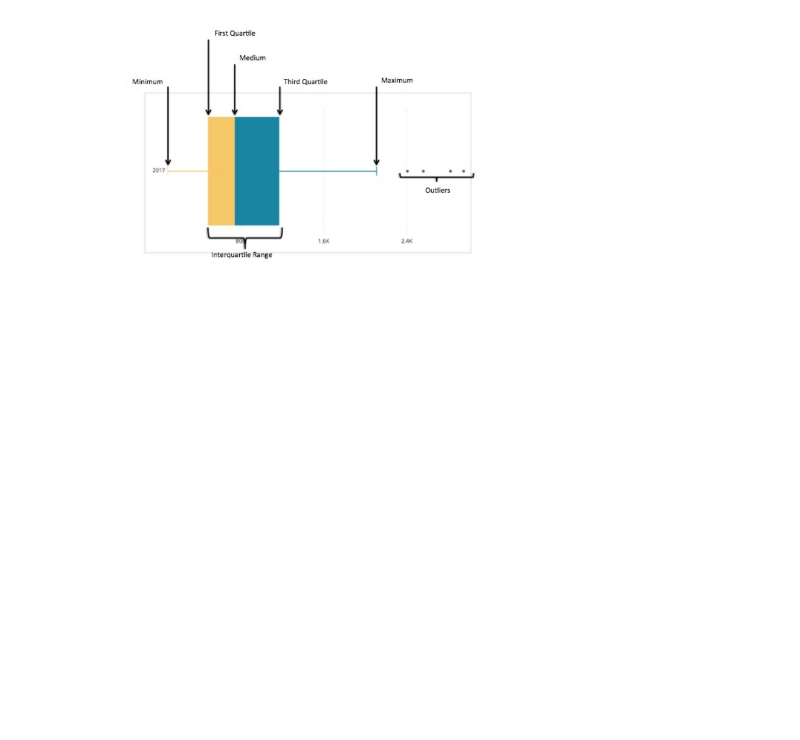
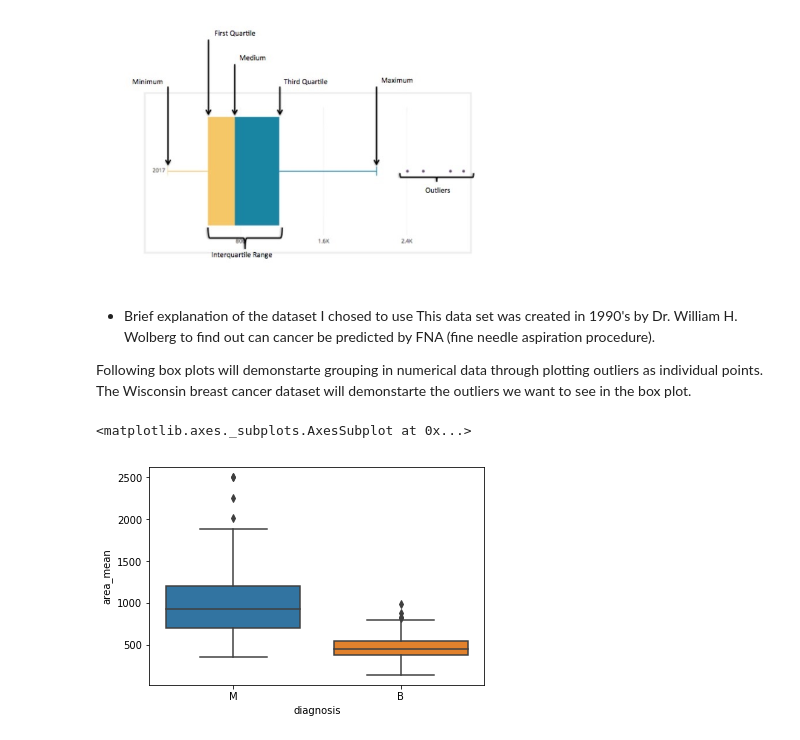
Before and after one commit to MartynaMisk/Boxplot, a Jupyter notebook: BoxplotsJupyter.ipynb, the cells around one changed output. Saved outputs shown, nothing was run; the diff lists cells and outputs as text; code cells hidden in the pictures; blank space fills up the shorter version.

Commit message:
dataset

```diff
--- a/BoxplotsJupyter.ipynb
+++ b/BoxplotsJupyter.ipynb
@@ -37,0 +37,17 @@ import matplotlib.pyplot as plt
+# %%
+#import the dataset
+# I copied this csv file which is based on Breast Cancer Wisconsin (Diagnostic) Data Set from Kaggle account
+# Predict whether the cancer is benign or malignant
+df = pd.read_csv('https://raw.githubusercontent.com/MartynaMisk/Boxplot/master/breastcancer.csv')
+# %% [markdown]
+- Brief explanation of the dataset I chosed to use
+This data set was created in 1990's by Dr. William H. Wolberg to find out can cancer be predicted by FNA (fine needle aspiration procedure).
+
+Following box plots will demonstarte grouping in numerical data through plotting outliers as individual points. The Wisconsin breast cancer dataset will demonstarte the outliers we want to see in the box plot.
+# %%
+# this is plotting it using seaborn
+# https://towardsdatascience.com/understanding-boxplots-5e2df7bcbd51
+sns.boxplot(x='diagnosis', y='area_mean', data=df)
+# %% [output]
+<matplotlib.axes._subplots.AxesSubplot at 0x...>
+[figure, added]
```
Also changed, not shown: parts of 8 cells of this notebook.
